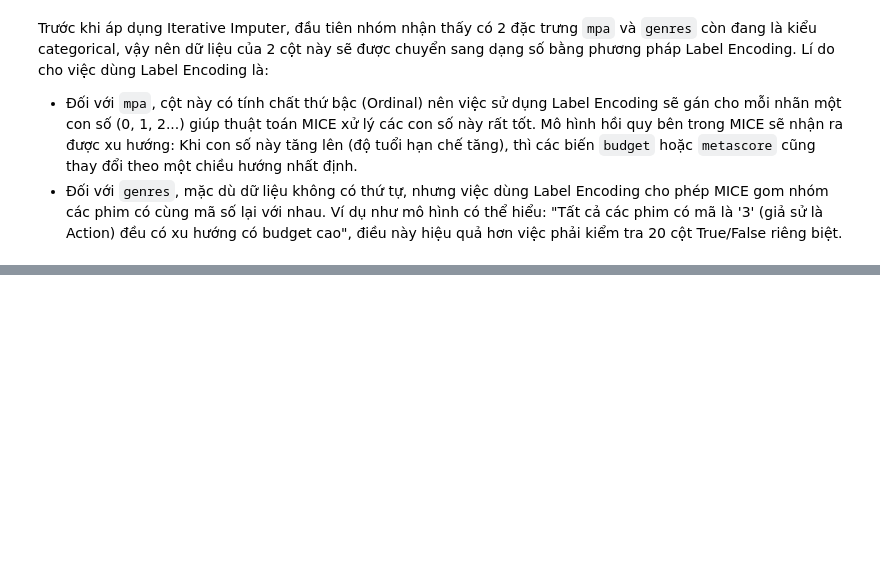
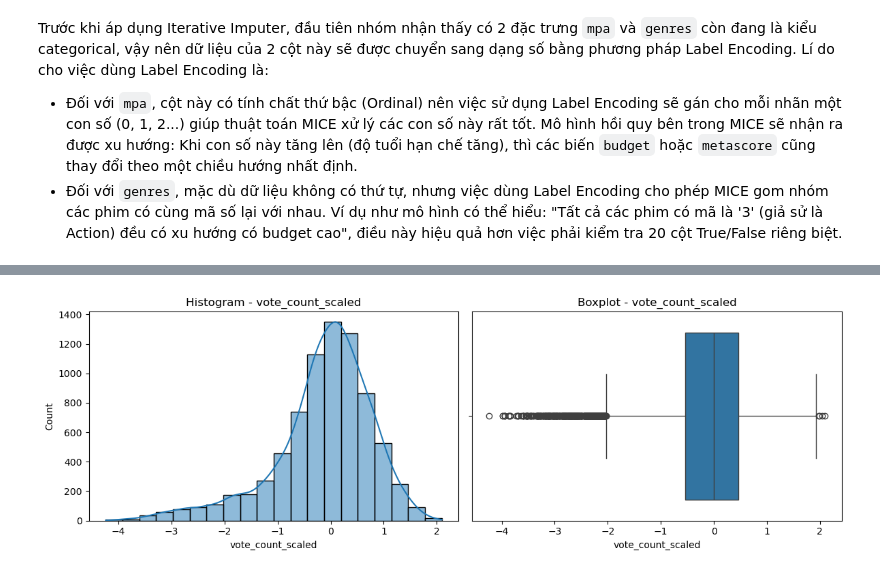
Before and after one commit to Kyoyooo/Movie-Rating-Prediction-Model, a Jupyter notebook: notebooks/data_exploration.ipynb, the cells around one changed output, grey strips where cells are left out. Drawn from its saved outputs; the diff is of its cells as text; code cells hidden in the pictures; blank space fills up the shorter version.

```diff
--- a/notebooks/data_exploration.ipynb
+++ b/notebooks/data_exploration.ipynb
@@ -1057,0 +1185,4 @@ genres                    0            0.00
+# %%
+plots_for_processed('vote_count_scaled')
+# %% [output]
+[figure, added]
```
Also changed, not shown: parts of 51 cells of this notebook.
